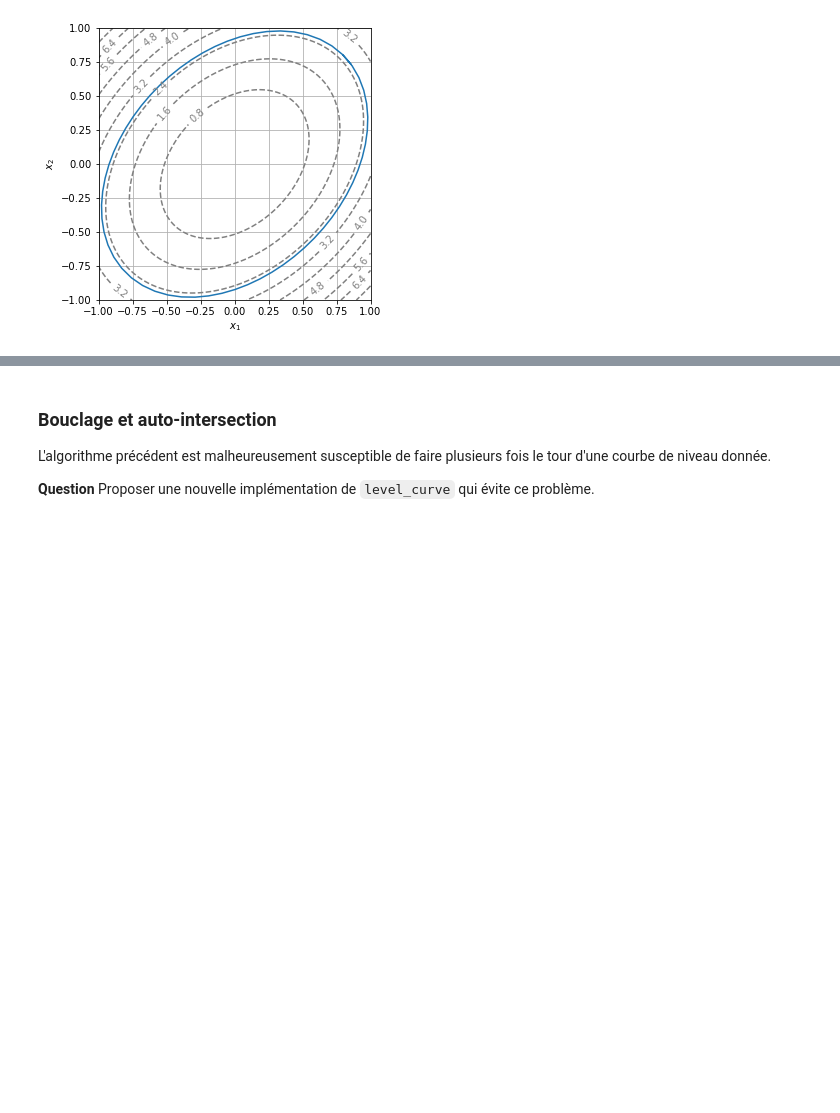
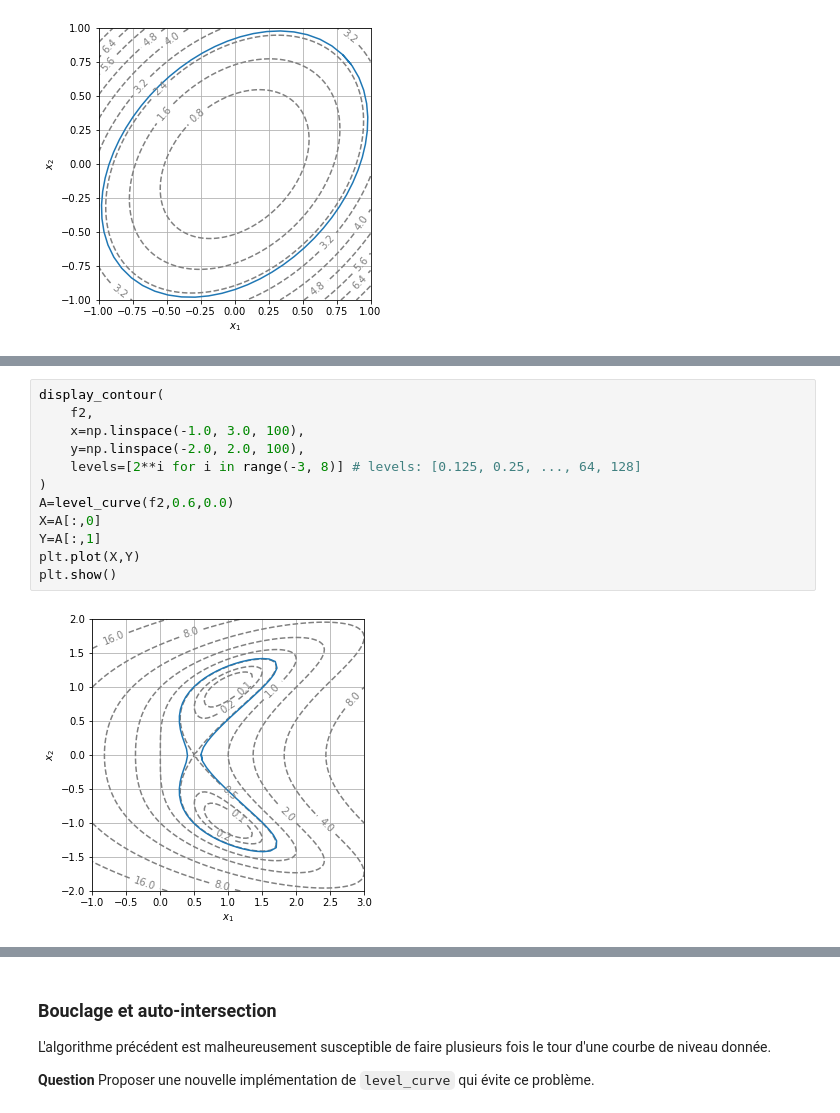
Before and after one commit to Joris-Landais/Projet-numerique-Alexia-Joris, a Jupyter notebook: Projet numérique - Calcul différentiel.ipynb, the cells around one changed output, grey strips where cells are left out. Saved outputs shown, nothing was run; the diff lists cells and outputs as text; blank space fills up the shorter version.

```diff
--- a/Projet numérique - Calcul différentiel.ipynb
+++ b/Projet numérique - Calcul différentiel.ipynb
@@ -291,0 +258,14 @@ SyntaxError: EOF while scanning triple-quoted string literal (Temp/ipykernel_172
+# %%
+display_contour(
+    f2,
+    x=np.linspace(-1.0, 3.0, 100),
+    y=np.linspace(-2.0, 2.0, 100),
+    levels=[2**i for i in range(-3, 8)] # levels: [0.125, 0.25, ..., 64, 128]
+)
+A=level_curve(f2,0.6,0.0)
+X=A[:,0]
+Y=A[:,1]
+plt.plot(X,Y)
+plt.show()
+# %% [output]
+[figure, added]
```
Also changed, not shown: parts of 6 cells of this notebook.
